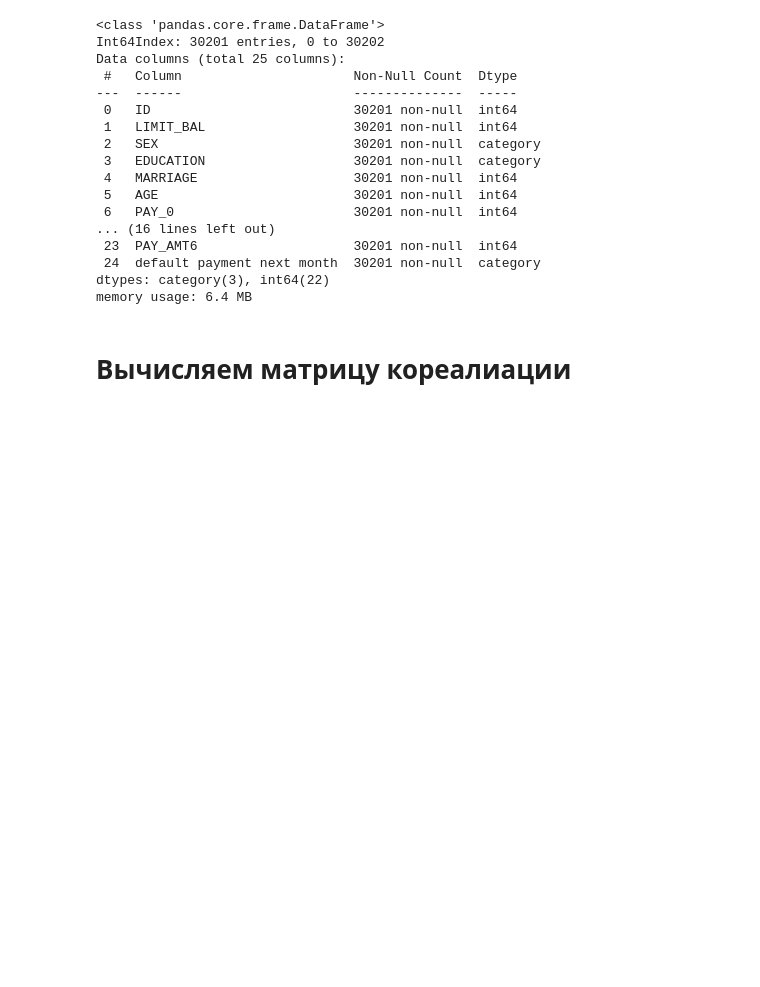
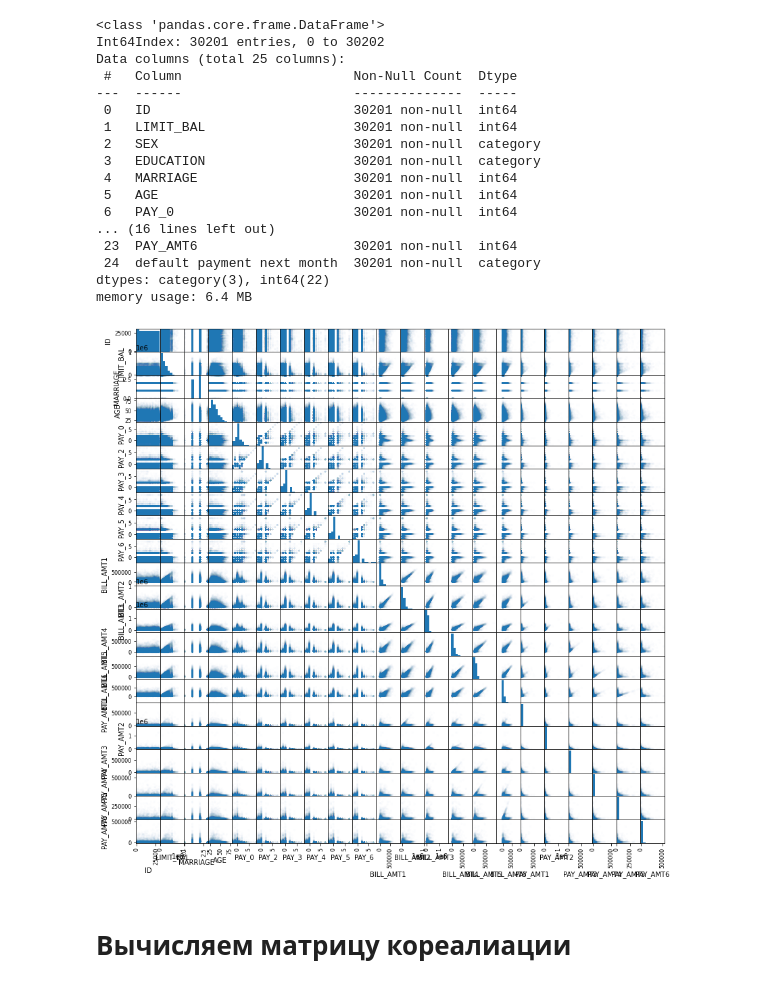
Before and after one commit to azirb/machine_learning_python, a Jupyter notebook: Homework1/KNN analysis.ipynb, the cells around one changed output. Drawn from its saved outputs; the diff is of its cells as text; code cells hidden in the pictures; blank space fills up the shorter version.

```diff
--- a/Homework1/KNN analysis.ipynb
+++ b/Homework1/KNN analysis.ipynb
@@ -138,6 +139,11 @@ Data columns (total 25 columns):
  24  default payment next month  30201 non-null  category
 dtypes: category(3), int64(22)
 memory usage: 6.4 MB
+# %%
+scatter_matrix(filteredData, alpha = .01, figsize = (14, 14))
+pass
+# %% [output]
+[figure, added]
 # %% [markdown]
 <h1>Вычисляем матрицу кореалиации</h1>
 # %%
```
Also changed, not shown: parts of 17 cells of this notebook.
